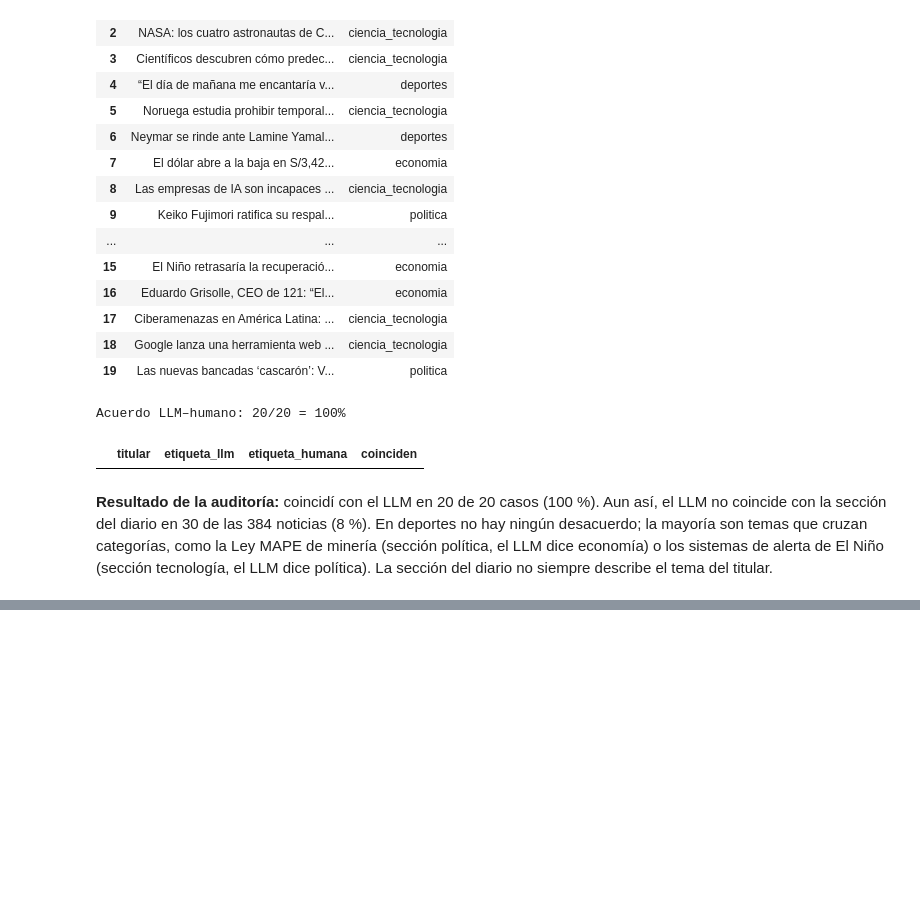
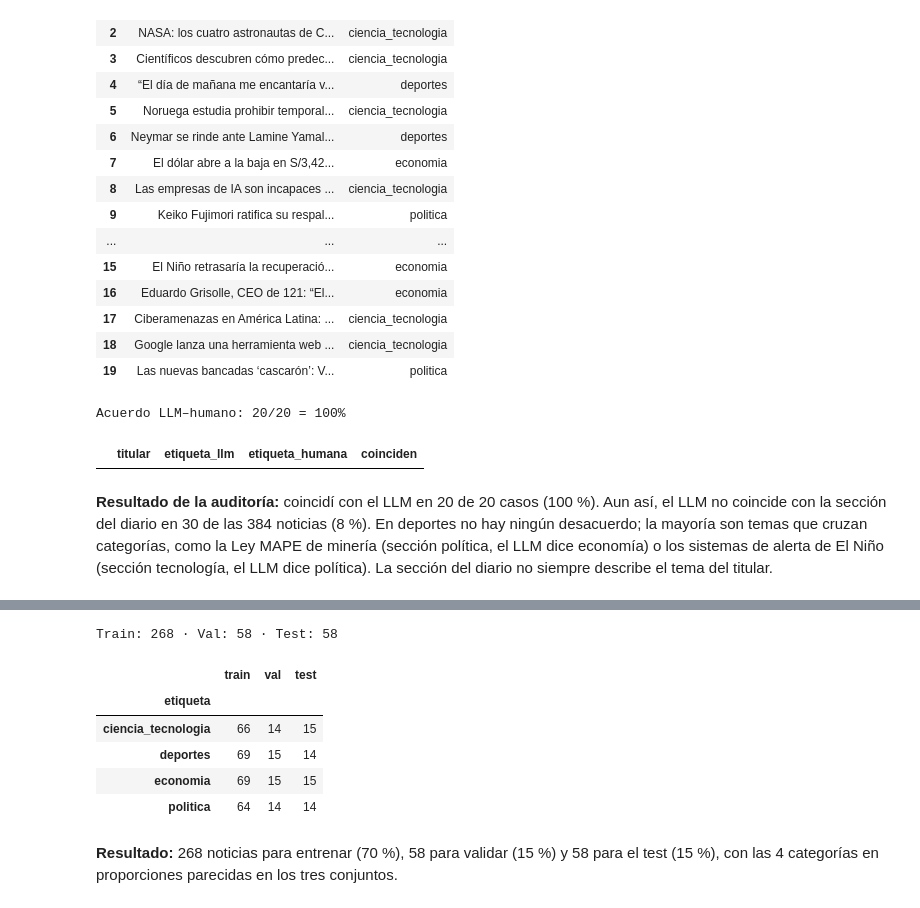
Before and after one commit to NoeliaLRuiz/Python_intermedio_2026, a Jupyter notebook: tarea_1/02_clasificacion.ipynb, the cells around one changed output, grey strips where cells are left out. Saved outputs shown, nothing was run; the diff lists cells and outputs as text; code cells hidden in the pictures; blank space fills up the shorter version.

```diff
--- a/tarea_1/02_clasificacion.ipynb
+++ b/tarea_1/02_clasificacion.ipynb
@@ -301,0 +305,27 @@ Acuerdo LLM–humano: 20/20 = 100%
+# %%
+# Solo entran las noticias con una etiqueta del LLM válida
+datos_modelo = noticias[noticias["etiqueta_llm"].isin(CATEGORIAS)].copy()
+
+entrenamiento, resto = train_test_split(
+    datos_modelo, test_size=0.30, stratify=datos_modelo["etiqueta"], random_state=SEMILLA
+)
+validacion, prueba = train_test_split(
+    resto, test_size=0.50, stratify=resto["etiqueta"], random_state=SEMILLA
+)
+print("Train:", len(entrenamiento), "· Val:", len(validacion), "· Test:", len(prueba))
+
+pd.DataFrame({
+    "train": entrenamiento["etiqueta"].value_counts(),
+    "val": validacion["etiqueta"].value_counts(),
+    "test": prueba["etiqueta"].value_counts(),
+})
+# %% [output]
+Train: 268 · Val: 58 · Test: 58
+|  | train | val | test |
+| etiqueta |  |  |  |
+| ciencia_tecnologia | 66 | 14 | 15 |
+| deportes | 69 | 15 | 14 |
+| economia | 69 | 15 | 15 |
+| politica | 64 | 14 | 14 |
+# %% [markdown]
+**Resultado:** 268 noticias para entrenar (70 %), 58 para validar (15 %) y 58 para el test (15 %), con las 4 categorías en proporciones parecidas en los tres conjuntos.
```
Also changed, not shown: parts of 6 cells of this notebook, 3 other files.
